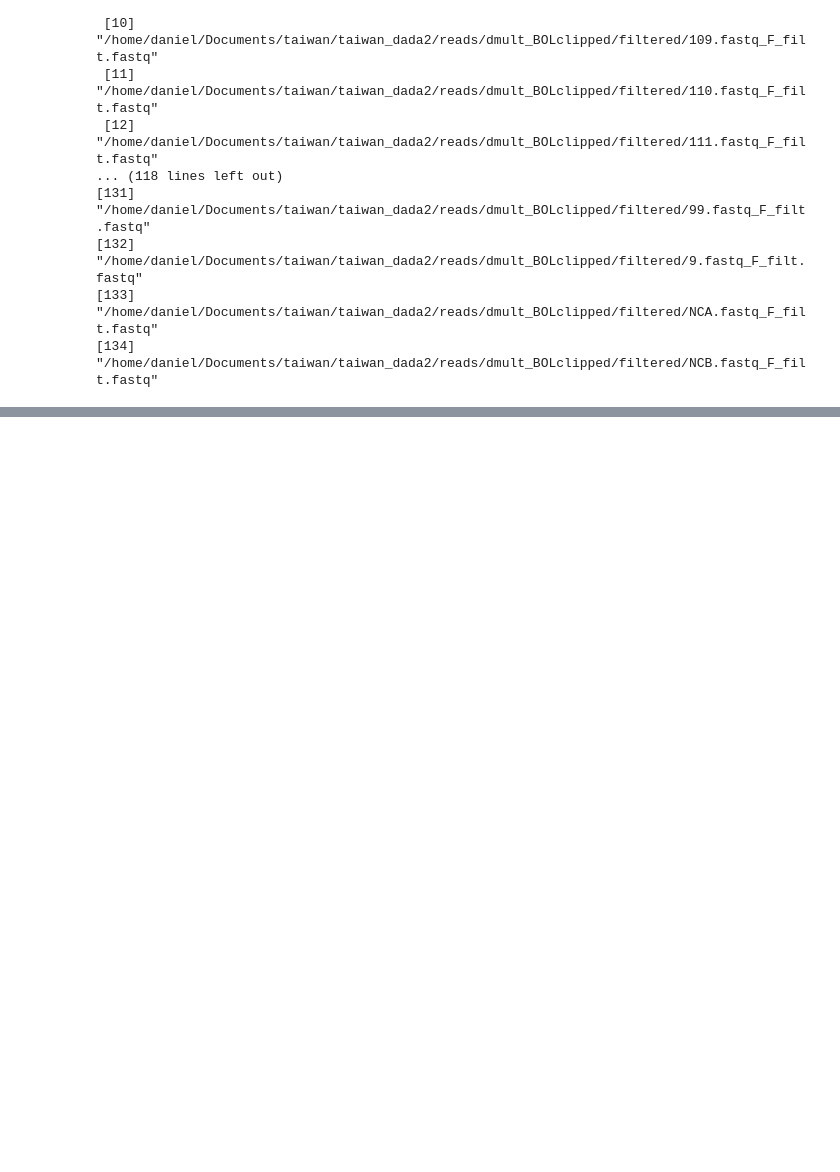
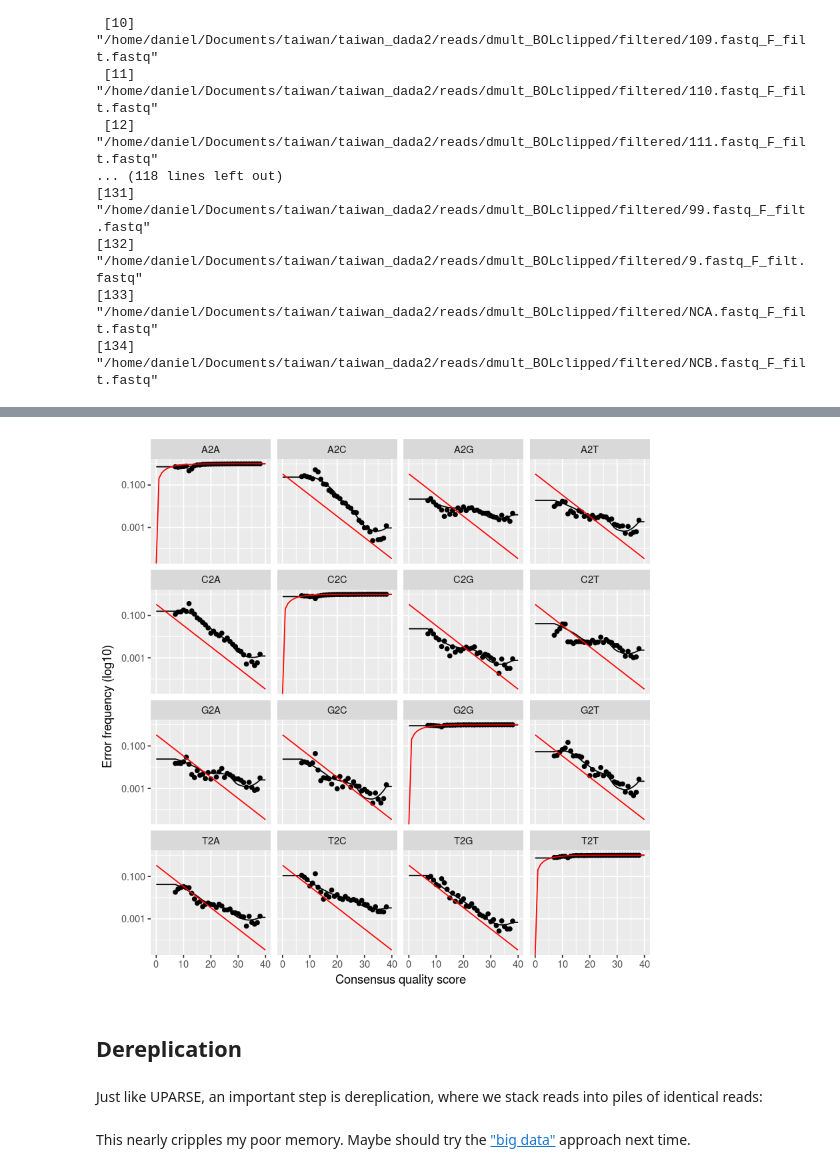
Before and after one commit to danchurch/taiwan_dada2, a Jupyter notebook: dada2pipeline.ipynb, the cells around one changed output, grey strips where cells are left out. Saved outputs shown, nothing was run; the diff lists cells and outputs as text; code cells hidden in the pictures; blank space fills up the shorter version.

```diff
--- a/dada2pipeline.ipynb
+++ b/dada2pipeline.ipynb
@@ -802,0 +886,3 @@ out <- filterAndTrim(fnFs, filtFs, fnRs, filtRs, truncLen=c(150,220),
+# %%
+plotErrors(errR, nominalQ=TRUE)
+# %% [output]
@@ -802,0 +891,6 @@ out <- filterAndTrim(fnFs, filtFs, fnRs, filtRs, truncLen=c(150,220),
+[figure, added]
+# %% [markdown]
+<a id='leafDerep'></a>
+<h2>Dereplication</h2>
+# %% [markdown]
+Just like UPARSE, an important step is dereplication, where we stack reads into piles of identical reads:
@@ -802,0 +899,2 @@ out <- filterAndTrim(fnFs, filtFs, fnRs, filtRs, truncLen=c(150,220),
+# %% [markdown]
+This nearly cripples my poor memory. Maybe should try the ["big data"](http://benjjneb.github.io/dada2/bigdata.html) approach next time.
```
Also changed, not shown: parts of 19 cells of this notebook, 3 other files.
